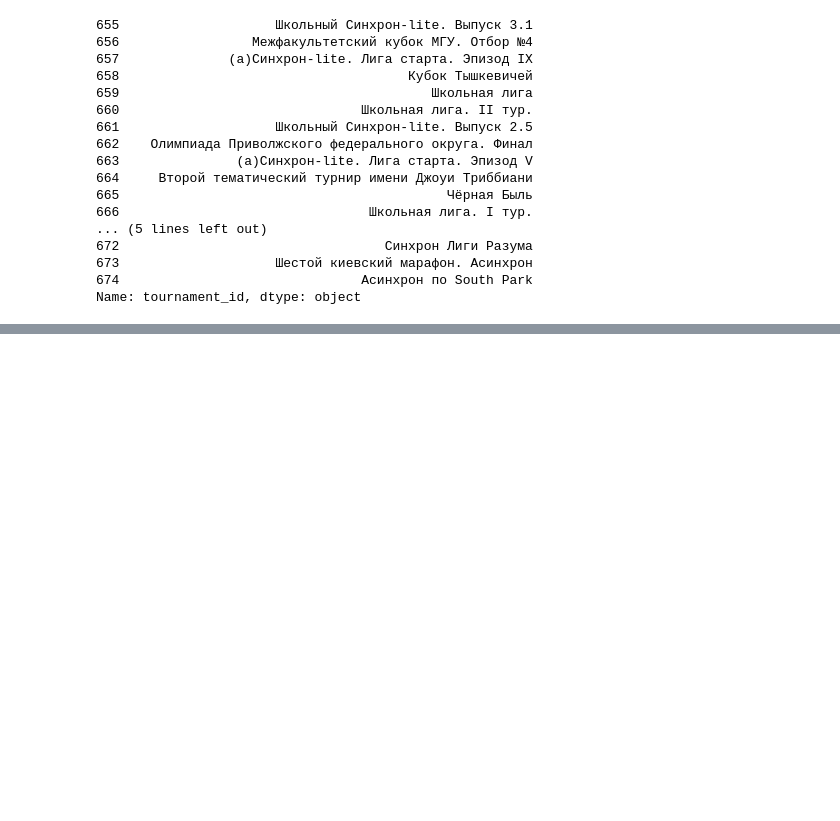
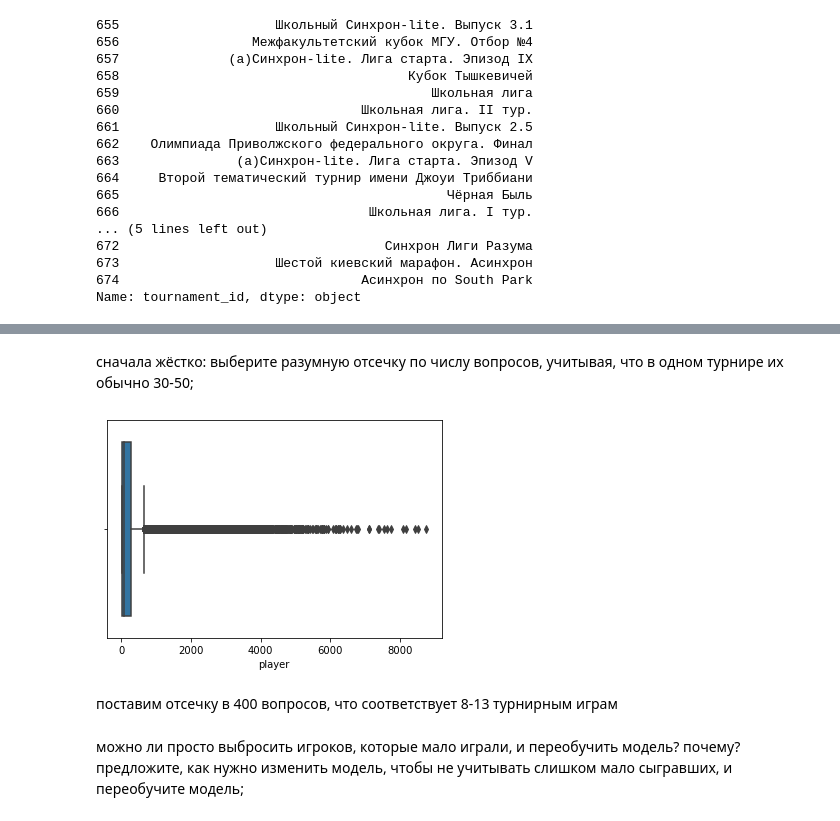
Before and after one commit to IMDxD/made_advance, a Jupyter notebook: hw2/hw2_rank.ipynb, the cells around one changed output, grey strips where cells are left out. Cells and saved outputs as stored; diff of their text form; code cells hidden in the pictures; blank space fills up the shorter version.

```diff
--- a/hw2/hw2_rank.ipynb
+++ b/hw2/hw2_rank.ipynb
@@ -330,8 +332,7 @@ def e_step(data, predicts):
 # %%
 predicts = model(x).detach().numpy().ravel()
 for i in range(10):
-    question_answer_data = e_step(question_answer_data, predicts)
-    y = torch.FloatTensor(question_answer_data["label"].values).view(-1, 1)
+    y = e_step(question_answer_data, predicts)
     m_step(model, x, y, lr=1, n_iter=100)
     torch.save(model.state_dict(), f"model_{i}.pth")
     predicts = model(x).detach().numpy().ravel()
@@ -443,0 +478,10 @@ question_answer_data[question_answer_data["player"].isin(set(top_20_players))].g
+# %% [markdown]
+сначала жёстко: выберите разумную отсечку по числу вопросов, учитывая, что в одном турнире их обычно 30-50;
+# %%
+player_question_cnt = question_answer_data["player"].value_counts()
+# %%
+sns.boxplot(x=player_question_cnt);
+# %% [output]
+[figure, added]
+# %% [markdown]
+поставим отсечку в 400 вопросов, что соответствует 8-13 турнирным играм
@@ -443,0 +509,2 @@ question_answer_data[question_answer_data["player"].isin(set(top_20_players))].g
+# %% [markdown]
+можно ли просто выбросить игроков, которые мало играли, и переобучить модель? почему? предложите, как нужно изменить модель, чтобы не учитывать слишком мало сыгравших, и переобучите модель;
```
Also changed, not shown: parts of 35 cells of this notebook.
